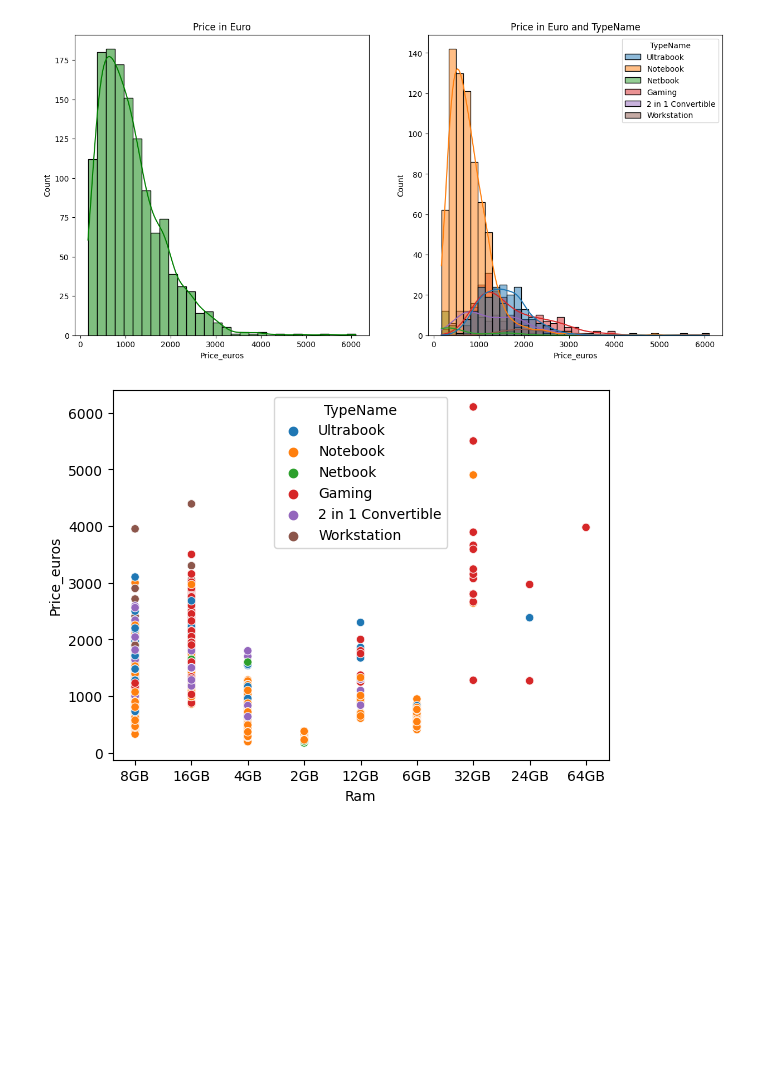
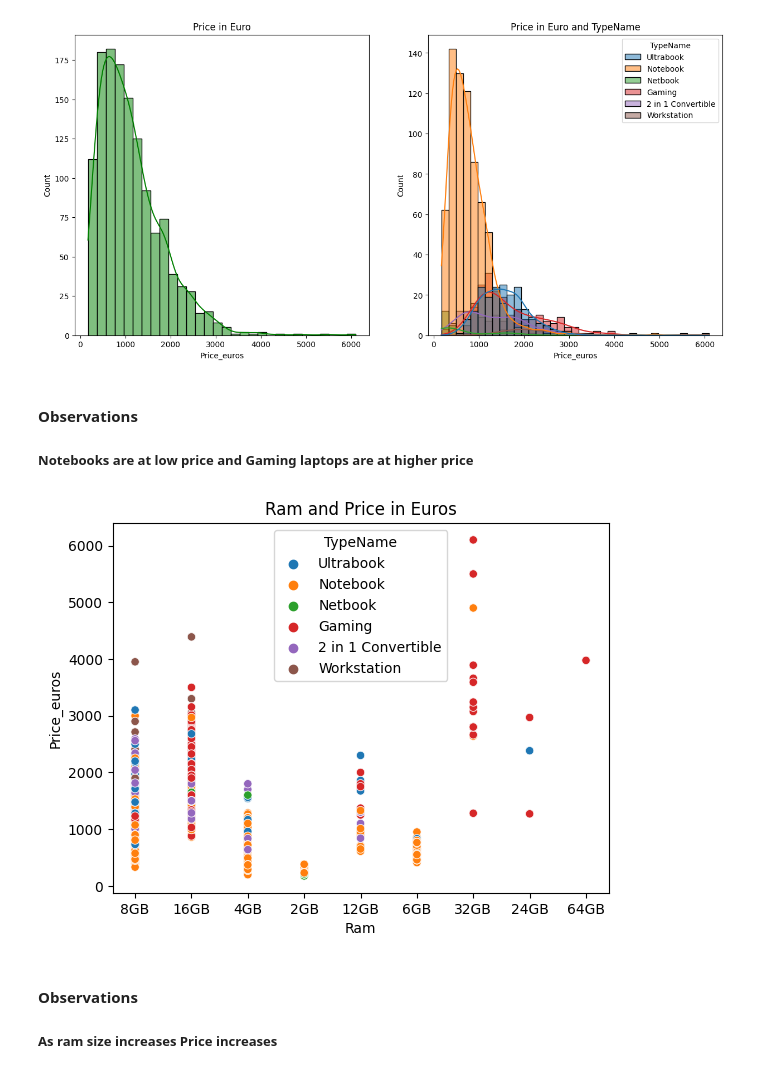
Before and after one commit to ravibalebilalu/practice_project, a Jupyter notebook: research/eda.ipynb, the cells around one changed output. Saved outputs shown, nothing was run; the diff lists cells and outputs as text; code cells hidden in the pictures; blank space fills up the shorter version.

```diff
--- a/research/eda.ipynb
+++ b/research/eda.ipynb
@@ -59,8 +69,15 @@ plt.title("Price in Euro and TypeName")
 plt.show()
 # %% [output]
 [figure]
+# %% [markdown]
+<h4>Observations</h4>
+<h5> Notebooks are at low price and Gaming laptops are at higher price </h5>
 # %%
 sns.scatterplot(data = df,x = "Ram",y = "Price_euros",hue = "TypeName")
+plt.title("Ram and Price in Euros")
 plt.show()
 # %% [output]
-[figure, old version]
+[figure, new version]
+# %% [markdown]
+<h4>Observations</h4>
+<h5>As ram size increases Price increases</h5>
```
Also changed, not shown: parts of 4 cells of this notebook.
